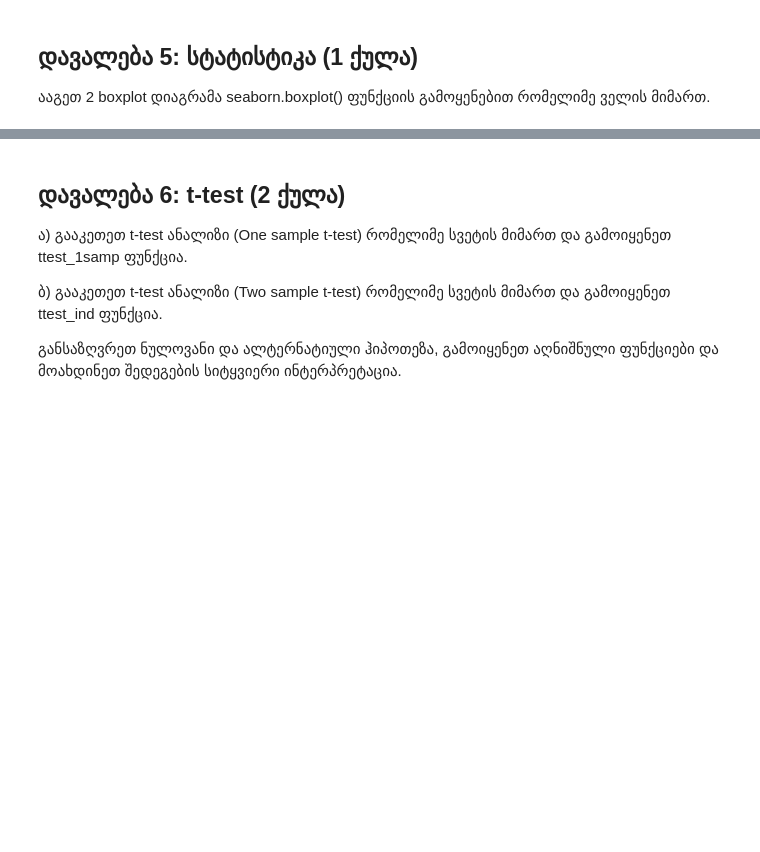
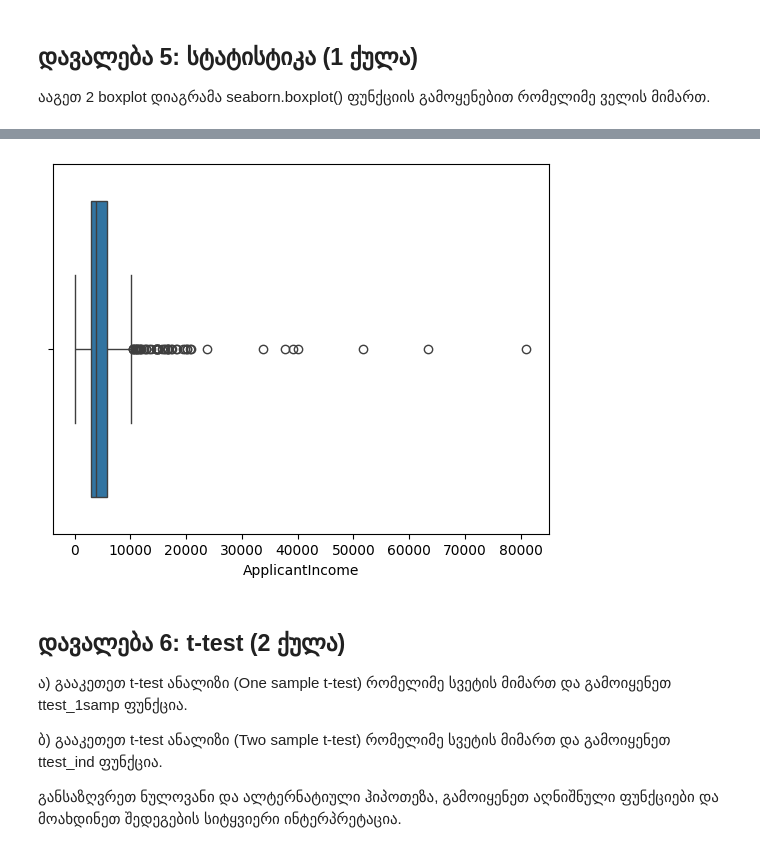
Before and after one commit to Ninidze1/Python-Analytics, a Jupyter notebook: Quiz 2_Probability_Statistics.ipynb, the cells around one changed output, grey strips where cells are left out. Cells and saved outputs as stored; diff of their text form; code cells hidden in the pictures; blank space fills up the shorter version.

```diff
--- a/Quiz 2_Probability_Statistics.ipynb
+++ b/Quiz 2_Probability_Statistics.ipynb
@@ -75,3 +149,8 @@ from scipy.stats import norm
+# %%
+sns.boxplot(x=df['ApplicantIncome'])
+plt.show()
+# %% [output]
+[figure, added]
 # %% [markdown]
 ## დავალება 6: t-test (2 ქულა)
 ა) გააკეთეთ t-test ანალიზი (One sample t-test)  რომელიმე სვეტის მიმართ და გამოიყენეთ  ttest_1samp ფუნქცია.
```
Also changed, not shown: parts of 11 cells of this notebook.
